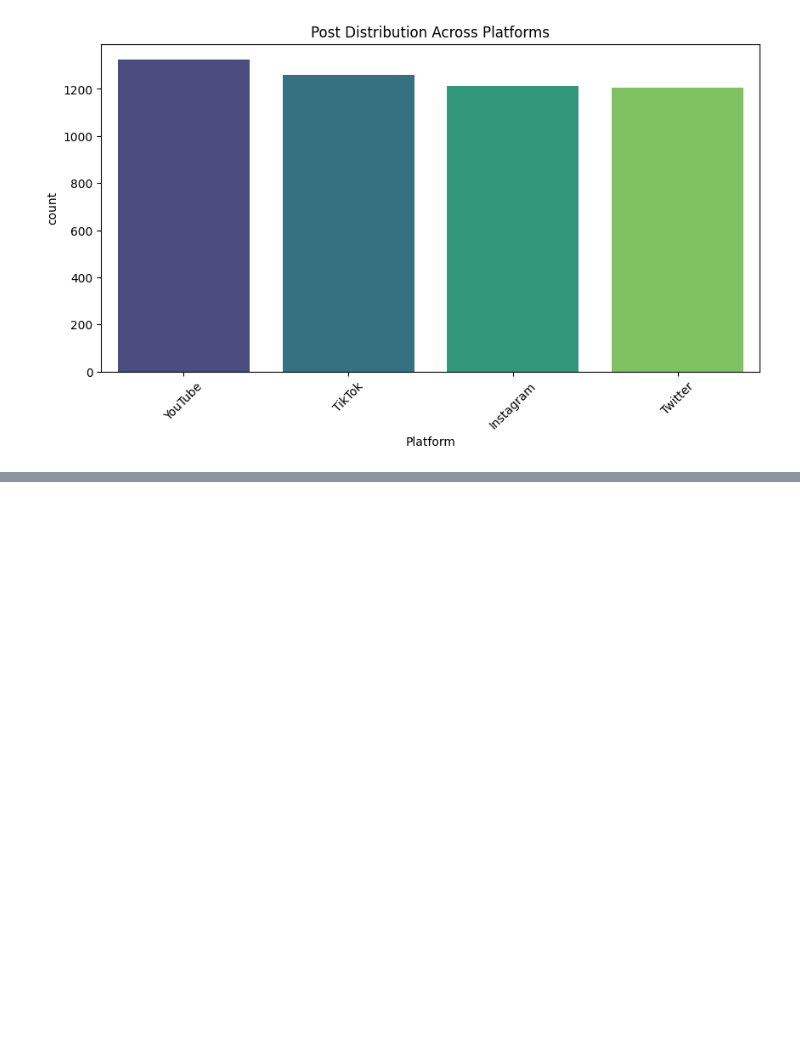
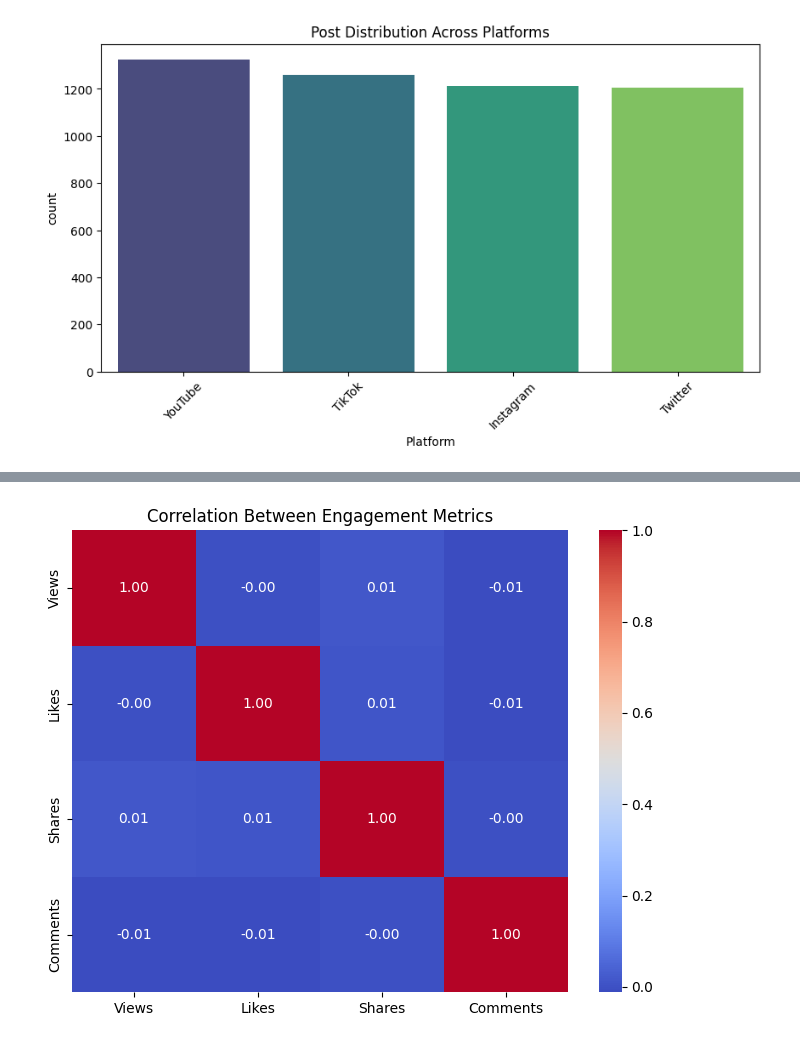
Before and after one commit to Phionanamugga/EDA_Viral_Social_Media_Posts, a Jupyter notebook: viral_social_media_tends.ipynb, the cells around one changed output, grey strips where cells are left out. Cells and saved outputs as stored; diff of their text form; code cells hidden in the pictures; blank space fills up the shorter version.

```diff
--- a/viral_social_media_tends.ipynb
+++ b/viral_social_media_tends.ipynb
@@ -109,0 +121,9 @@ Passing `palette` without assigning `hue` is deprecated and will be removed in v
+# %%
+# Correlation matrix
+numeric_cols = ['Views', 'Likes', 'Shares', 'Comments']
+plt.figure(figsize=(8,6))
+sns.heatmap(df[numeric_cols].corr(), annot=True, cmap='coolwarm', fmt='.2f')
+plt.title("Correlation Between Engagement Metrics")
+plt.show()
+# %% [output]
+[figure, added]
```
Also changed, not shown: parts of 1 cell of this notebook.
